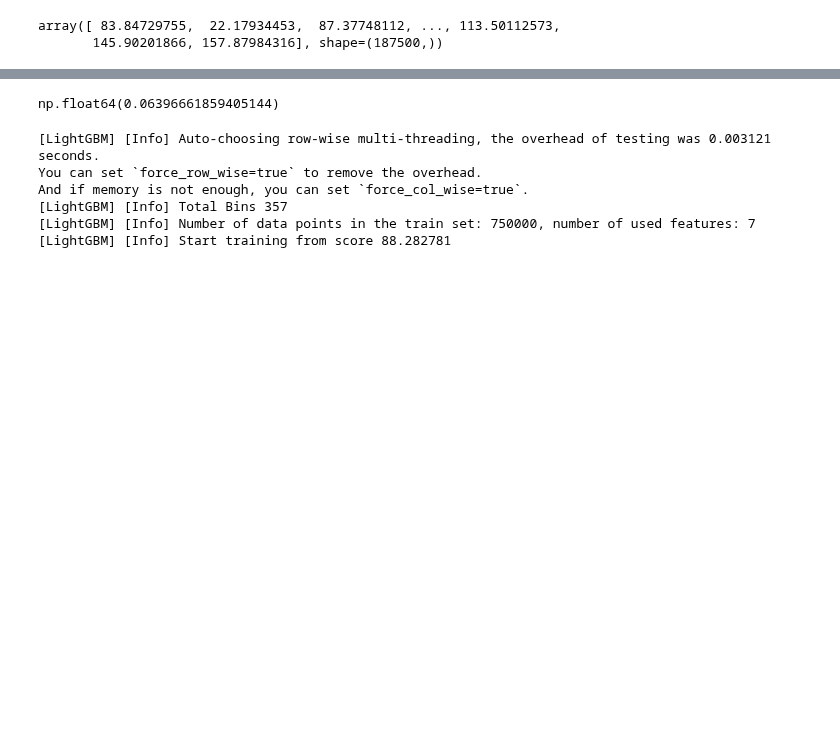
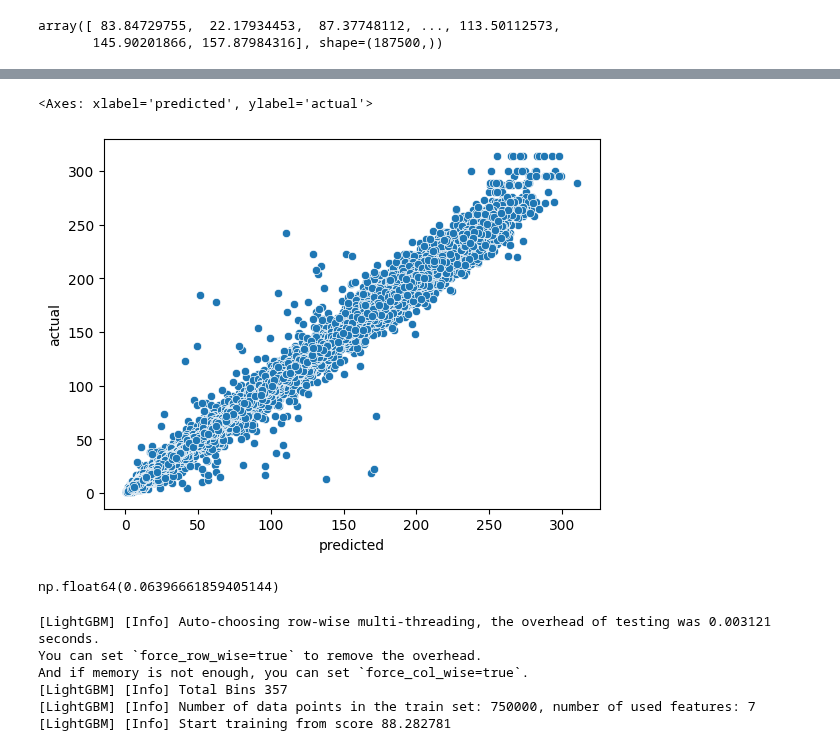
Before and after one commit to LoneCoder21/Kaggle-Notebooks, a Jupyter notebook: Regression/Calorie Expenditure/predict.ipynb, the cells around one changed output, grey strips where cells are left out. Cells and saved outputs as stored; diff of their text form; code cells hidden in the pictures; blank space fills up the shorter version.

Commit message:
show residual plot

```diff
--- a/Regression/Calorie Expenditure/predict.ipynb
+++ b/Regression/Calorie Expenditure/predict.ipynb
@@ -80,3 +96,8 @@ Y_pred
 # %% [output]
 array([ 83.84729755,  22.17934453,  87.37748112, ..., 113.50112573,
        145.90201866, 157.87984316], shape=(187500,))
+# %%
+residual_df = pd.DataFrame()
+residual_df["actual"] = Y_val
+residual_df["predicted"] = Y_pred
+residual_df
@@ -83,3 +118,8 @@ array([ 83.84729755,  22.17934453,  87.37748112, ..., 113.50112573,
+# %%
+sns.scatterplot(residual_df, x="predicted", y="actual")
+# %% [output]
+<Axes: xlabel='predicted', ylabel='actual'>
+[figure, added]
 # %%
 root_mean_squared_log_error(Y_val, Y_pred)
 # %% [output]
```
Also changed, not shown: parts of 3 cells of this notebook.
